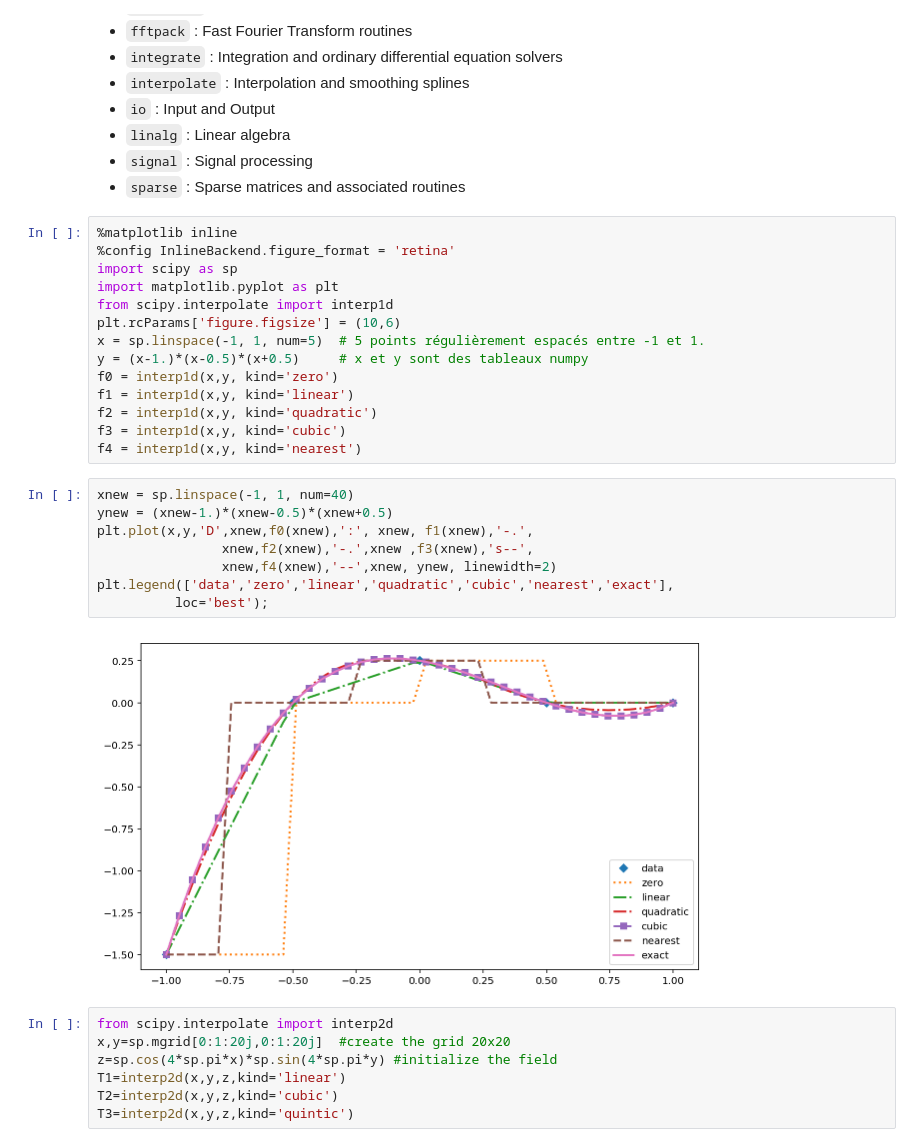
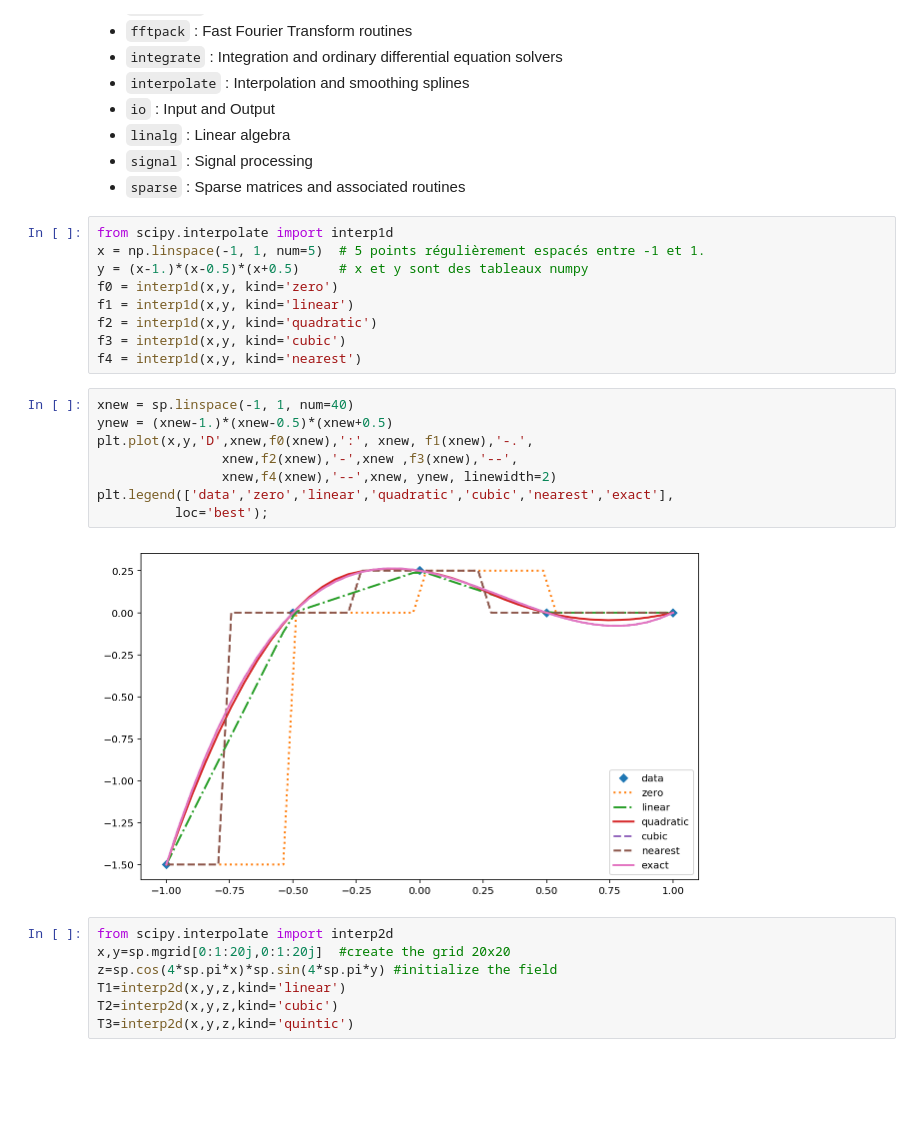
Before and after one commit to daniel-schaefer/python-notebooks, a Jupyter notebook: 14.SciPy.ipynb, the cells around one changed output. Saved outputs shown, nothing was run; the diff lists cells and outputs as text; blank space fills up the shorter version.

Commit message:
push scipy notebook

```diff
--- a/14.SciPy.ipynb
+++ b/14.SciPy.ipynb
@@ -32,13 +36,8 @@ sp.exp(sp.log(-2.))
 - `signal` : Signal processing
 - `sparse` : Sparse matrices and associated routines
 # %%
-%matplotlib inline
-%config InlineBackend.figure_format = 'retina'
-import scipy as sp
-import matplotlib.pyplot as plt
 from scipy.interpolate import interp1d
-plt.rcParams['figure.figsize'] = (10,6)
-x = sp.linspace(-1, 1, num=5)  # 5 points régulièrement espacés entre -1 et 1.
+x = np.linspace(-1, 1, num=5)  # 5 points régulièrement espacés entre -1 et 1.
 y = (x-1.)*(x-0.5)*(x+0.5)     # x et y sont des tableaux numpy
 f0 = interp1d(x,y, kind='zero')
 f1 = interp1d(x,y, kind='linear')
@@ -48,13 +47,13 @@ f4 = interp1d(x,y, kind='nearest')
 # %%
 xnew = sp.linspace(-1, 1, num=40)
 ynew = (xnew-1.)*(xnew-0.5)*(xnew+0.5)
 plt.plot(x,y,'D',xnew,f0(xnew),':', xnew, f1(xnew),'-.',
-                xnew,f2(xnew),'-.',xnew ,f3(xnew),'s--',
+                xnew,f2(xnew),'-',xnew ,f3(xnew),'--',
                 xnew,f4(xnew),'--',xnew, ynew, linewidth=2)
 plt.legend(['data','zero','linear','quadratic','cubic','nearest','exact'],
           loc='best');
 # %% [output]
-[figure, old version]
+[figure, new version]
 # %%
 from scipy.interpolate import interp2d
 x,y=sp.mgrid[0:1:20j,0:1:20j]  #create the grid 20x20
```
Also changed, not shown: parts of 19 cells of this notebook, 2 other files.
